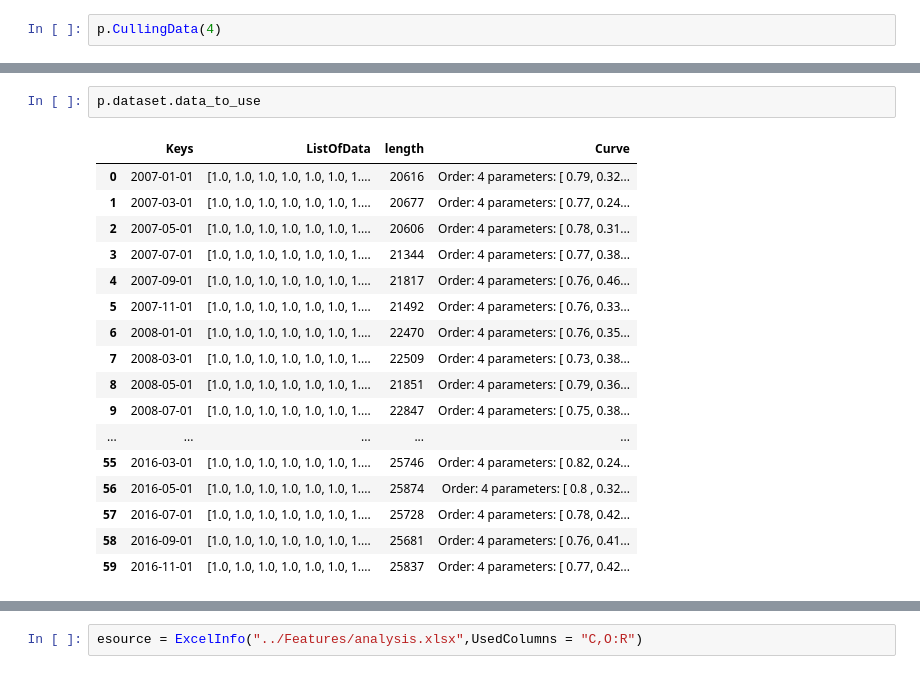
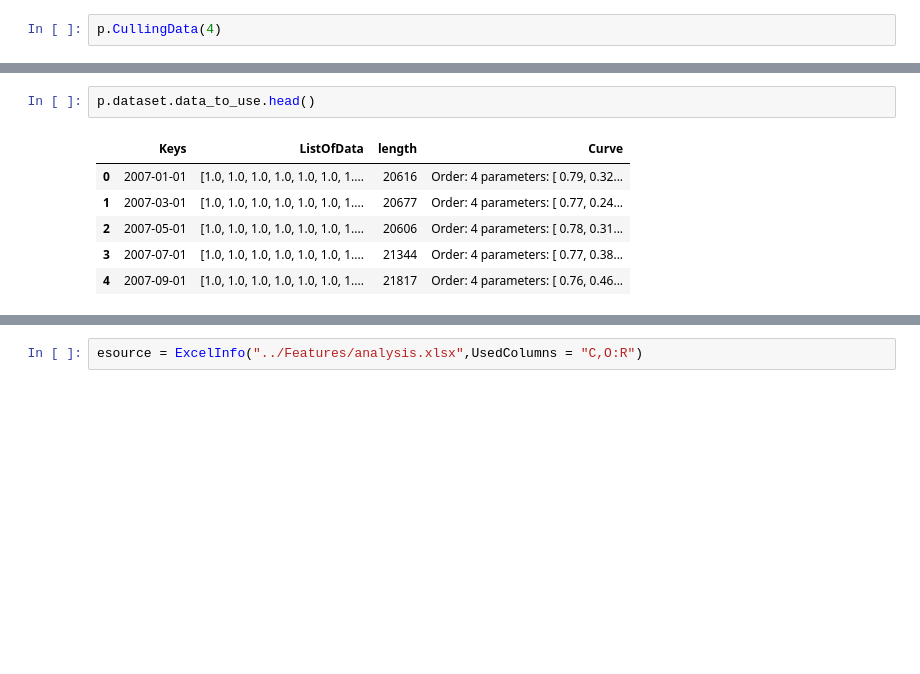
Before and after one commit to j234lu/Athena-Use-Cases, a Jupyter notebook: Import from mysql.ipynb, the cells around one changed output, grey strips where cells are left out. Saved outputs shown, nothing was run; the diff lists cells and outputs as text; blank space fills up the shorter version.

```diff
--- a/Import from mysql.ipynb
+++ b/Import from mysql.ipynb
@@ -73,20 +81,9 @@ Fitting Results
 # %%
-p.dataset.data_to_use
+p.dataset.data_to_use.head()
 # %% [output]
 |  | Keys | ListOfData | length | Curve |
 | 0 | 2007-01-01 | [1.0, 1.0, 1.0, 1.0, 1.0, 1.0, 1.... | 20616 | Order: 4 parameters: [ 0.79, 0.32... |
 | 1 | 2007-03-01 | [1.0, 1.0, 1.0, 1.0, 1.0, 1.0, 1.... | 20677 | Order: 4 parameters: [ 0.77, 0.24... |
 | 2 | 2007-05-01 | [1.0, 1.0, 1.0, 1.0, 1.0, 1.0, 1.... | 20606 | Order: 4 parameters: [ 0.78, 0.31... |
 | 3 | 2007-07-01 | [1.0, 1.0, 1.0, 1.0, 1.0, 1.0, 1.... | 21344 | Order: 4 parameters: [ 0.77, 0.38... |
 | 4 | 2007-09-01 | [1.0, 1.0, 1.0, 1.0, 1.0, 1.0, 1.... | 21817 | Order: 4 parameters: [ 0.76, 0.46... |
-| 5 | 2007-11-01 | [1.0, 1.0, 1.0, 1.0, 1.0, 1.0, 1.... | 21492 | Order: 4 parameters: [ 0.76, 0.33... |
-| 6 | 2008-01-01 | [1.0, 1.0, 1.0, 1.0, 1.0, 1.0, 1.... | 22470 | Order: 4 parameters: [ 0.76, 0.35... |
-| 7 | 2008-03-01 | [1.0, 1.0, 1.0, 1.0, 1.0, 1.0, 1.... | 22509 | Order: 4 parameters: [ 0.73, 0.38... |
-| 8 | 2008-05-01 | [1.0, 1.0, 1.0, 1.0, 1.0, 1.0, 1.... | 21851 | Order: 4 parameters: [ 0.79, 0.36... |
-| 9 | 2008-07-01 | [1.0, 1.0, 1.0, 1.0, 1.0, 1.0, 1.... | 22847 | Order: 4 parameters: [ 0.75, 0.38... |
-| ... | ... | ... | ... | ... |
-| 55 | 2016-03-01 | [1.0, 1.0, 1.0, 1.0, 1.0, 1.0, 1.... | 25746 | Order: 4 parameters: [ 0.82, 0.24... |
-| 56 | 2016-05-01 | [1.0, 1.0, 1.0, 1.0, 1.0, 1.0, 1.... | 25874 | Order: 4 parameters: [ 0.8 , 0.32... |
-| 57 | 2016-07-01 | [1.0, 1.0, 1.0, 1.0, 1.0, 1.0, 1.... | 25728 | Order: 4 parameters: [ 0.78, 0.42... |
-| 58 | 2016-09-01 | [1.0, 1.0, 1.0, 1.0, 1.0, 1.0, 1.... | 25681 | Order: 4 parameters: [ 0.76, 0.41... |
-| 59 | 2016-11-01 | [1.0, 1.0, 1.0, 1.0, 1.0, 1.0, 1.... | 25837 | Order: 4 parameters: [ 0.77, 0.42... |
```
Also changed, not shown: parts of 20 cells of this notebook.
